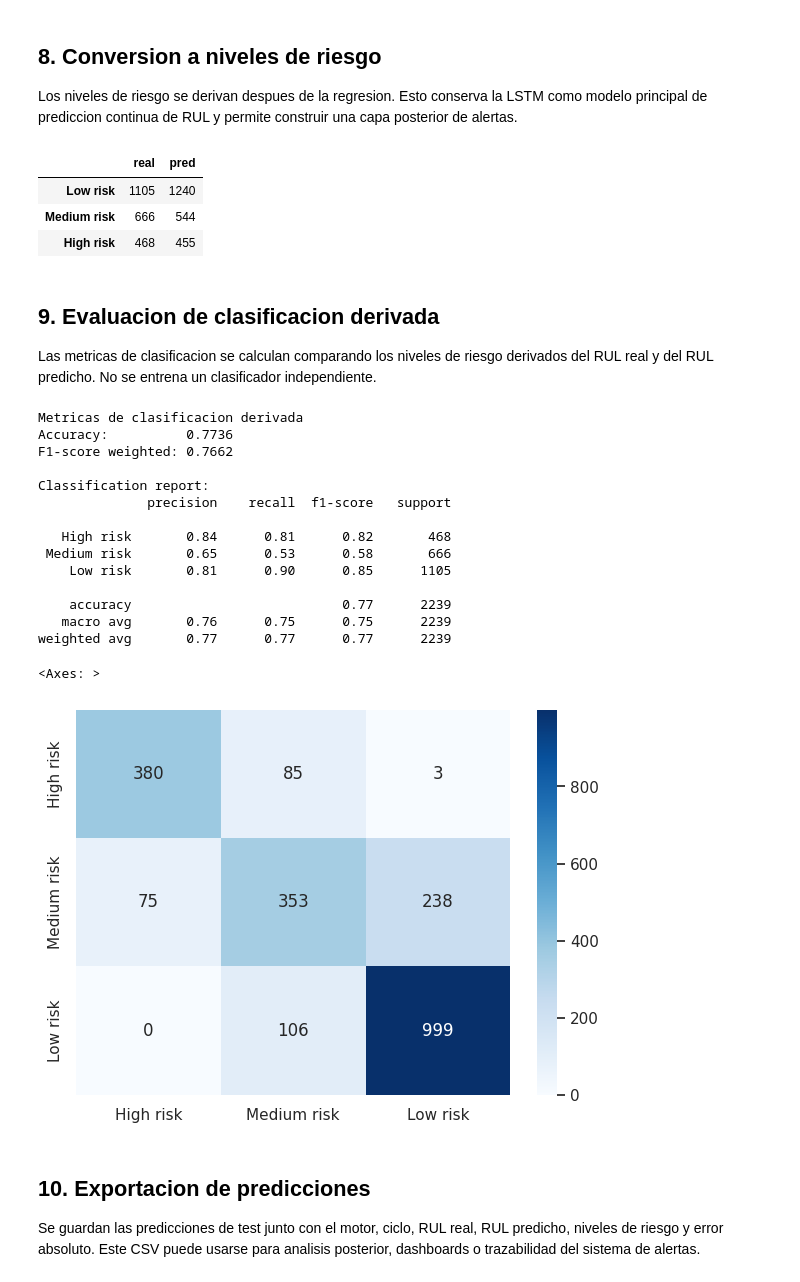
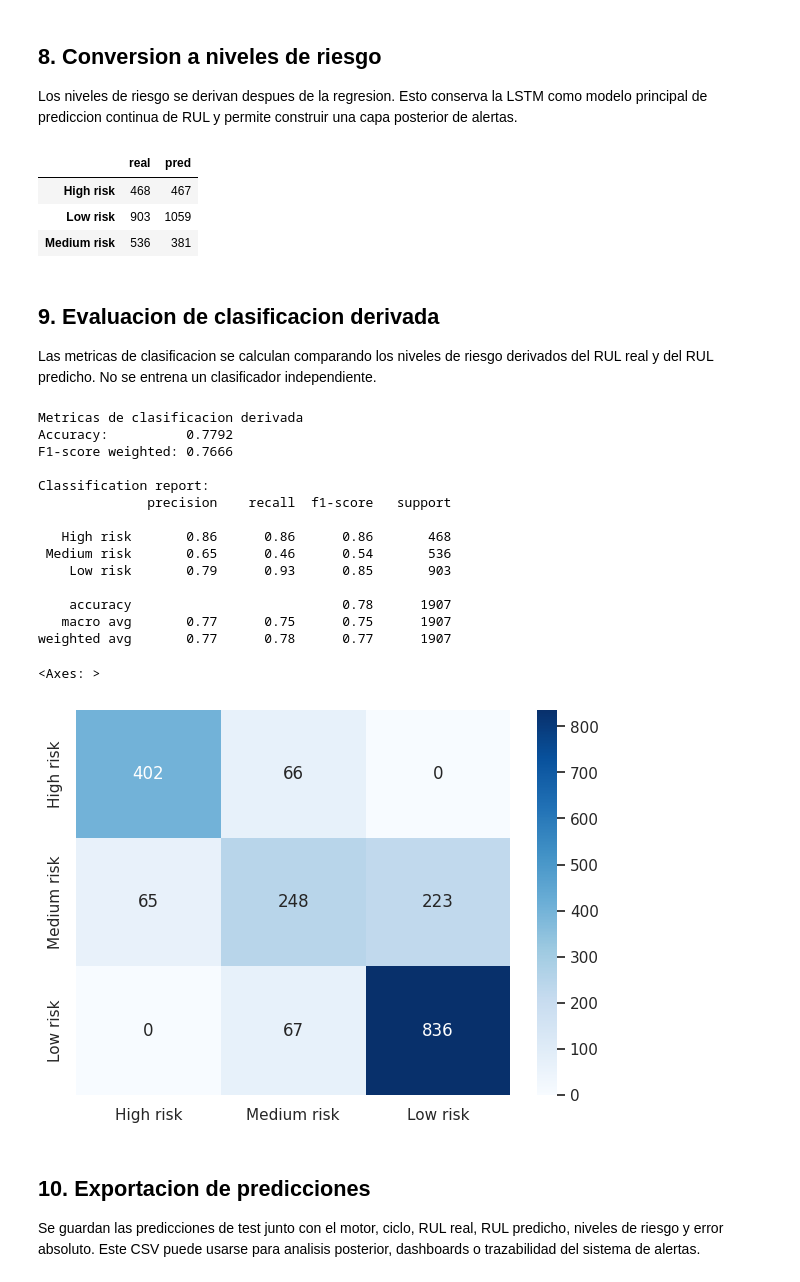
Before and after one commit to Albernio/TFM_Mantenimiento_Predictivo, a Jupyter notebook: lstm/src/lstm_fd001.ipynb, the cells around one changed output. Cells and saved outputs as stored; diff of their text form; code cells hidden in the pictures.

```diff
--- a/lstm/src/lstm_fd001.ipynb
+++ b/lstm/src/lstm_fd001.ipynb
@@ -166,7 +166,7 @@ dtype: object
 
 Las secuencias se crean con una ventana deslizante de 30 ciclos. Cada ventana pertenece a un unico motor, por lo que no se mezclan ciclos de motores distintos y se evita leakage temporal entre unidades. El TARGET de cada secuencia es el `RUL` del ultimo ciclo de la ventana.
 # %%
-secuencias_length = 30
+secuencias_length = 55
 unit_col = "unit_number"
 time_col = "time_in_cycles"
 feature_cols = FEATURES
@@ -272,11 +272,11 @@ def construir_modelo_lstm(secuencias_length: int, n_features: int) -> tf.keras.M
     )
 
     model.compile(
-        optimizer=optimizers.Adam(),
-        loss="mse",
+        optimizer=tf.keras.optimizers.Adam(),
+        loss=tf.keras.losses.LogCosh(),
         metrics=[
             tf.keras.metrics.MeanAbsoluteError(name="mae"),
-            tf.keras.metrics.RootMeanSquaredError(name="rmse"),
+            tf.keras.metrics.MeanSquaredError(name="mse"),
         ],
     )
     return model
@@ -437,30 +437,30 @@ Los niveles de riesgo se derivan despues de la regresion. Esto conserva la LSTM
 # %%
 def rul_to_risk_level(rul_values):
     """Convierte valores de RUL en niveles de riesgo operativos."""
     values = np.asarray(rul_values)
     return np.select(
-        [values <= 45, (values > 45) & (values <= 100), values > 100],
+        [values <= 45, (values > 45) & (values <= 90), values > 90],
         ["High risk", "Medium risk", "Low risk"],
         default="Unknown",
     )
 
 
 risk_level_real = rul_to_risk_level(y_test)
 risk_level_pred = rul_to_risk_level(y_pred)
 
 risk_distribution = pd.DataFrame(
     {
         "real": pd.Series(risk_level_real).value_counts(),
         "pred": pd.Series(risk_level_pred).value_counts(),
     }
 ).fillna(0).astype(int)
 
 display(risk_distribution)
 # %% [output]
 |  | real | pred |
-| Low risk | 1105 | 1240 |
-| Medium risk | 666 | 544 |
-| High risk | 468 | 455 |
+| High risk | 468 | 467 |
+| Low risk | 903 | 1059 |
+| Medium risk | 536 | 381 |
 # %% [markdown]
 ## 9. Evaluacion de clasificacion derivada
 
@@ -490,21 +490,21 @@ sns.heatmap(
 )
 # %% [output]
 Metricas de clasificacion derivada
-Accuracy:          0.7736
-F1-score weighted: 0.7662
+Accuracy:          0.7792
+F1-score weighted: 0.7666
 
 Classification report:
               precision    recall  f1-score   support
 
-   High risk       0.84      0.81      0.82       468
- Medium risk       0.65      0.53      0.58       666
-    Low risk       0.81      0.90      0.85      1105
+   High risk       0.86      0.86      0.86       468
+ Medium risk       0.65      0.46      0.54       536
+    Low risk       0.79      0.93      0.85       903
 
-    accuracy                           0.77      2239
-   macro avg       0.76      0.75      0.75      2239
-weighted avg       0.77      0.77      0.77      2239
+    accuracy                           0.78      1907
+   macro avg       0.77      0.75      0.75      1907
+weighted avg       0.77      0.78      0.77      1907
 <Axes: >
-[figure, old version]
+[figure, new version]
 # %% [markdown]
 ## 10. Exportacion de predicciones
 
```
Also changed, not shown: parts of 8 cells of this notebook.
